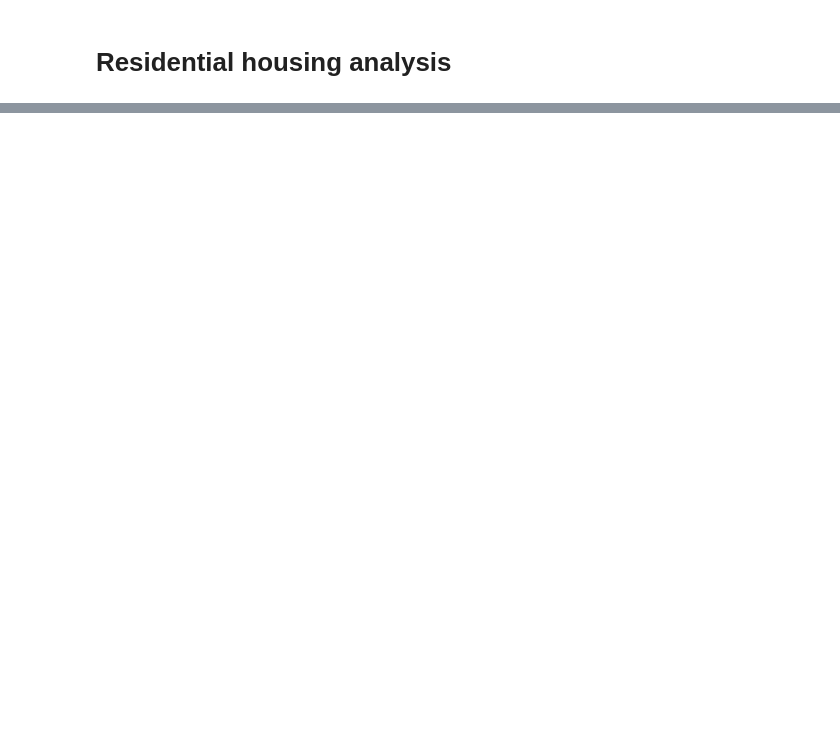
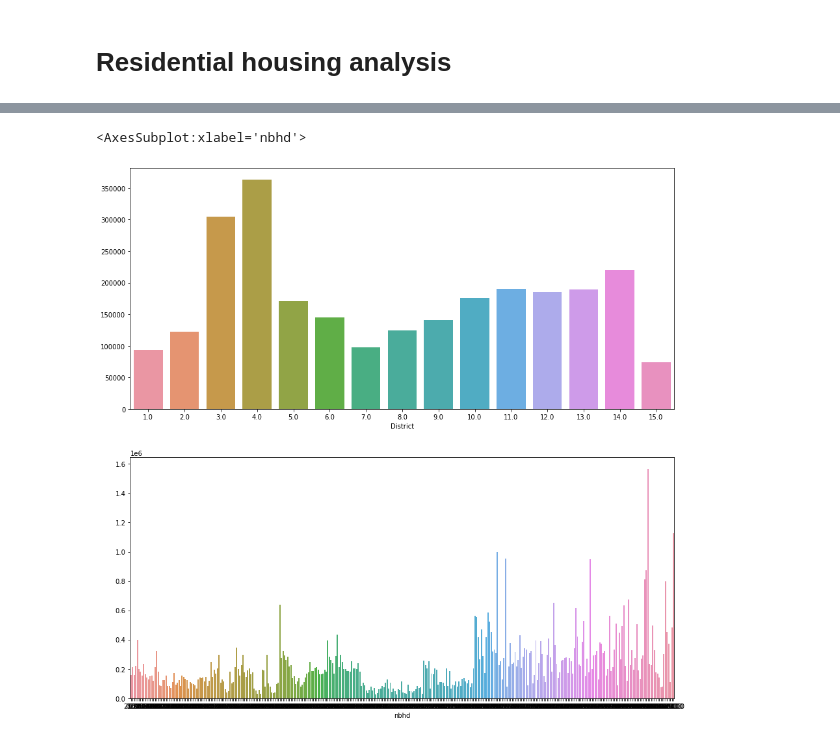
Before and after one commit to KalebMaraccini/PortfolioProjects, a Jupyter notebook: mil_housing_sales.ipynb, the cells around one changed output, grey strips where cells are left out. Saved outputs shown, nothing was run; the diff lists cells and outputs as text; code cells hidden in the pictures; blank space fills up the shorter version.

```diff
--- a/mil_housing_sales.ipynb
+++ b/mil_housing_sales.ipynb
@@ -663,0 +649,11 @@ plt.show()
+# %%
+# Now let's look at average sale price
+
+fig, ax = plt.subplots(nrows=2,ncols=1,figsize=(15,15),sharex=False,sharey=False)
+
+sns.barplot(x=house.groupby('District')['Sale_Price'].mean().index,y=house.groupby('District')['Sale_Price'].mean().values,ax=ax[0])
+# nbhd has over 200 values, but let's see if anything stands out
+sns.barplot(x=house.groupby('nbhd')['Sale_Price'].mean().index,y=house.groupby('nbhd')['Sale_Price'].mean().values,ax=ax[1])
+# %% [output]
+<AxesSubplot:xlabel='nbhd'>
+[figure, added]
```
Also changed, not shown: parts of 53 cells of this notebook.
